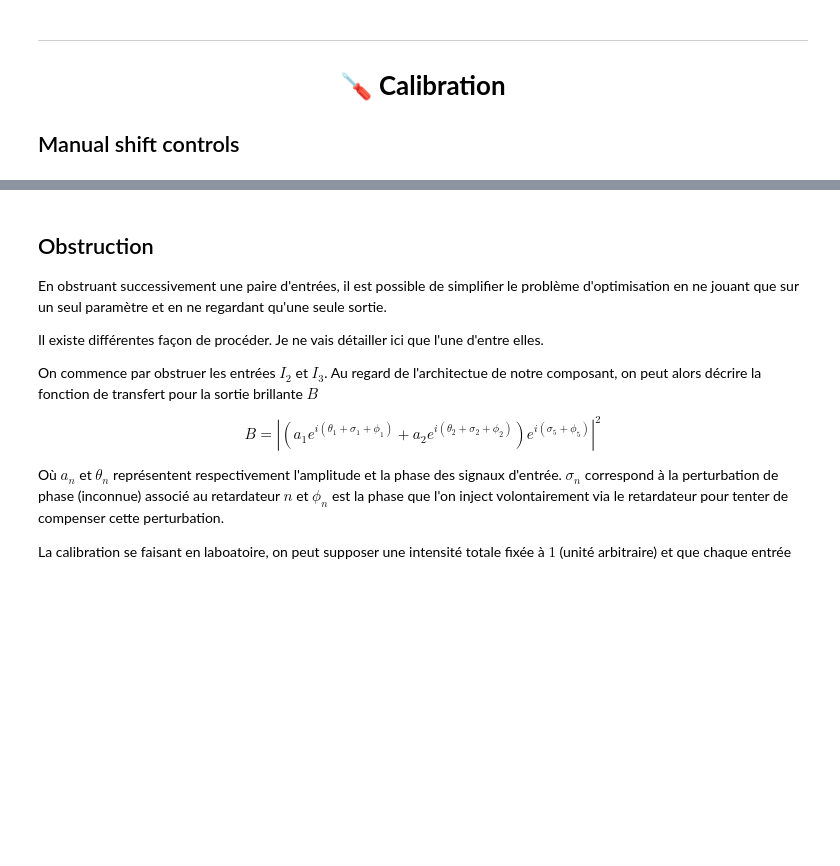
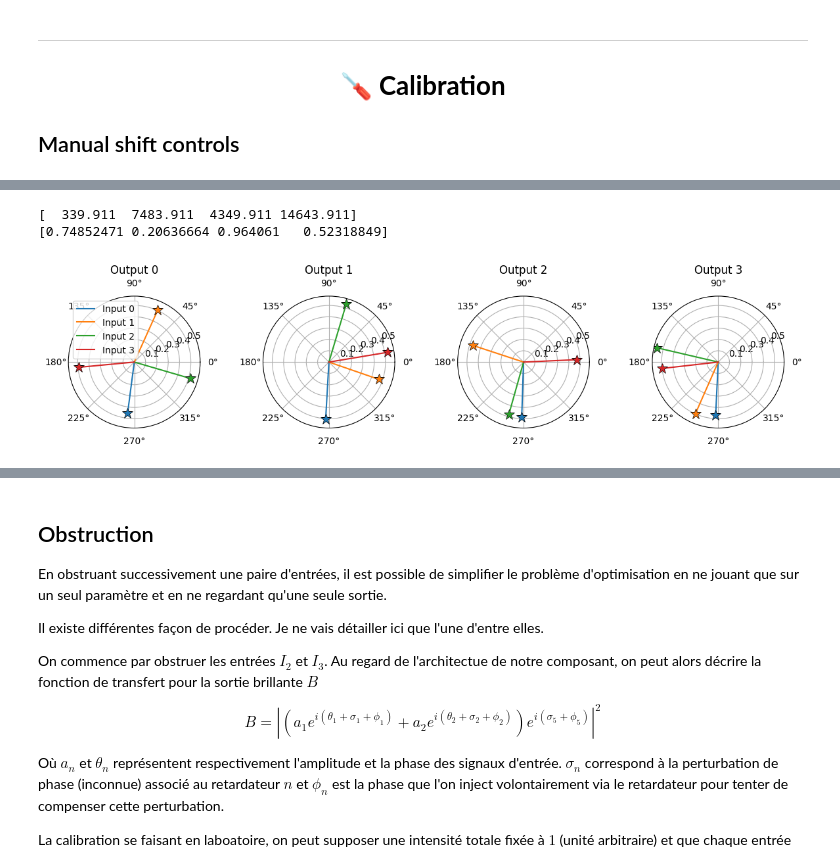
Before and after one commit to VForiel/PhD-Theory, a Jupyter notebook: Thesis.ipynb, the cells around one changed output, grey strips where cells are left out. Cells and saved outputs as stored; diff of their text form; code cells hidden in the pictures; blank space fills up the shorter version.

```diff
--- a/Thesis.ipynb
+++ b/Thesis.ipynb
@@ -469,0 +412,21 @@ Achieved Kernel-Null depth:
+# %%
+# Test
+
+from src import analysis
+import phise
+import numpy as np
+import matplotlib.pyplot as plt
+import astropy.units as u
+
+ctx = phise.examples.contexts.get_PHOB()
+
+ctx.target.f *= 2
+
+print(ctx.observe())
+print(ctx.interferometer.chip.σ / ctx.interferometer.λ)
+
+_ = ctx.interferometer.chip.laugiergram()
+# %% [output]
+[  339.911  7483.911  4349.911 14643.911]
+[0.74852471 0.20636664 0.964061   0.52318849]
+[figure, added]
```
Also changed, not shown: parts of 22 cells of this notebook, 16 other files.
